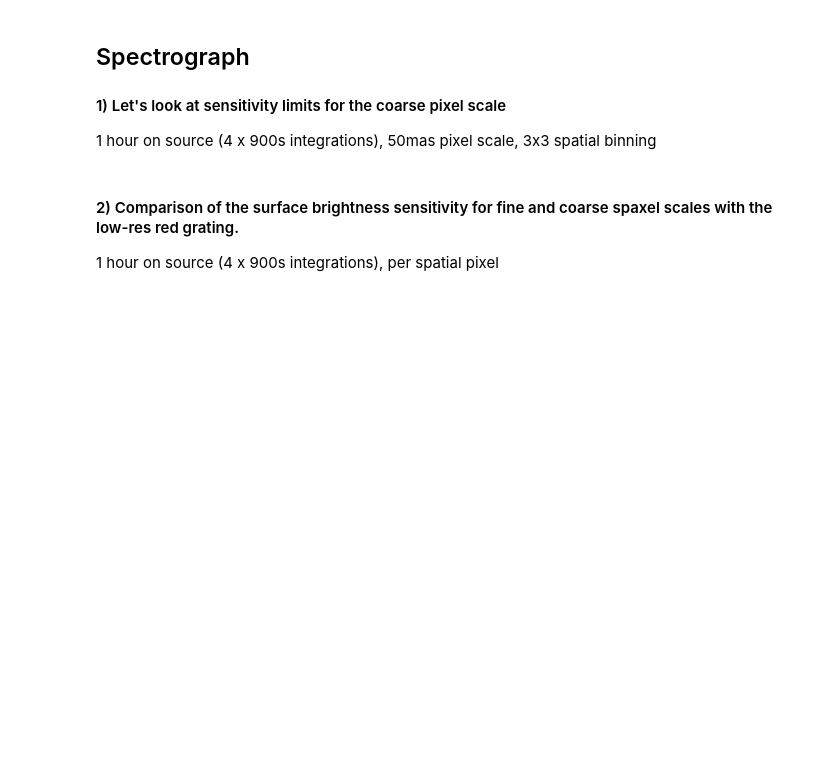
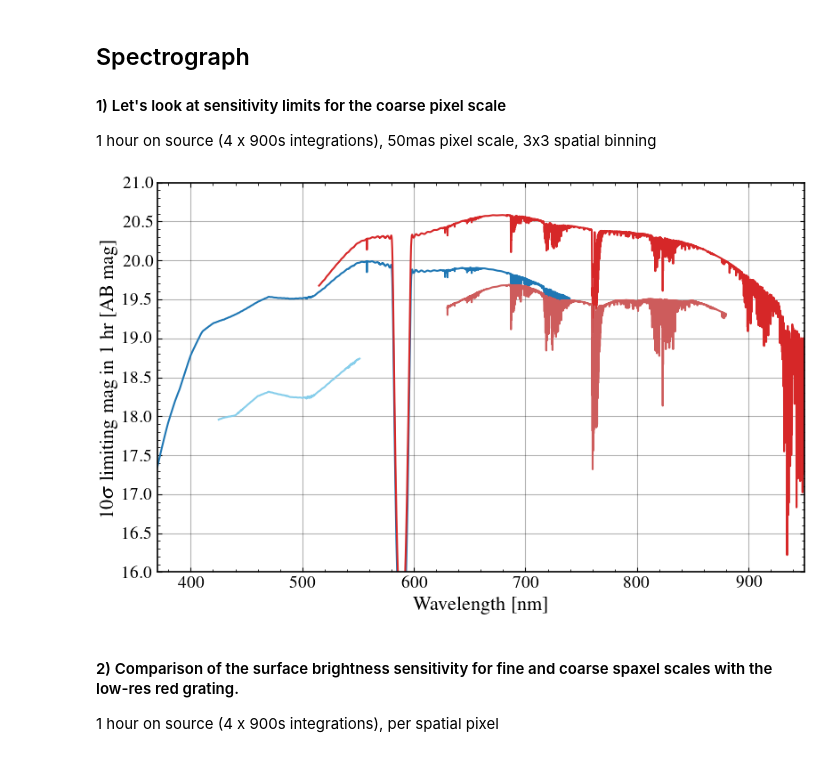
Before and after one commit to jtmendel/mavisetc, a Jupyter notebook: examples/MAVIS_ETC_demo.ipynb, the cells around one changed output. Drawn from its saved outputs; the diff is of its cells as text; code cells hidden in the pictures; blank space fills up the shorter version.

Commit message:
updated throughput model

```diff
--- a/examples/MAVIS_ETC_demo.ipynb
+++ b/examples/MAVIS_ETC_demo.ipynb
@@ -46,39 +46,40 @@ ndit = 4 # number of exposures
 dit = 900 # integration time per exposure
 
 colors = ['C0', 'C3', 'skyblue', 'indianred']
-labels = ['LR-blue']#, 'LR-red', 'HR-blue','HR-red']
-names = ['LRB']#, 'LRR', 'HRB', 'HRR']
+labels = ['LR-blue', 'LR-red', 'HR-blue','HR-red']
+names = ['LRB', 'LRR', 'HRB', 'HRR']
 
 #coarse spaxel scale
 fig, ax = plt.subplots(figsize=(8,5), constrained_layout=True)
 for ii, grating in enumerate(labels):
     #initialze the MAVIS IFS with this grating mode and pixel scale
-    mavis_ifs = MAVIS_IFS(mode=grating, pix_scale=0.025)
+    mavis_ifs = MAVIS_IFS(mode=grating, pix_scale=0.025, throughput_model='new')
 
     #estimate the limiting magnitude for a 10 sigma point source detection, 3x3 spatial binning
     limiting_mag = mavis_ifs.get_mag_limit(sn=10, sky=skyModel, dit=dit, ndit=ndit, binning=3, norm='point')
 
-    #plot it!
     #limiting_mag[(mavis_ifs.inst_wavelength < 0.37) | (mavis_ifs.inst_wavelength > 0.95)] = np.nan
     ax.plot(mavis_ifs.inst_wavelength*1e3, limiting_mag, linewidth=1.5, color=colors[ii])
 
 #add some axis labels
 plt.ylabel(r'10$\sigma$ limiting mag in 1 hr [AB mag]')
 
 plt.xlabel('Wavelength [nm]')
 
 #set some sensible axis limits
 plt.xlim(370, 950)
 plt.ylim(16, 21)
 
 
 ax.grid(True, color='black', zorder=4, alpha=0.3)
 ax.xaxis.set_major_locator(MultipleLocator(100))
 ax.xaxis.set_minor_locator(MultipleLocator(20))
 ax.yaxis.set_major_locator(MultipleLocator(0.5))
 ax.yaxis.set_minor_locator(MultipleLocator(0.1))
 
 plt.show()
+# %% [output]
+[figure, added]
 # %% [markdown]
 #### 2) Comparison of the surface brightness sensitivity for fine and coarse spaxel scales with the low-res red grating.
 
```
Also changed, not shown: 4 other files.
